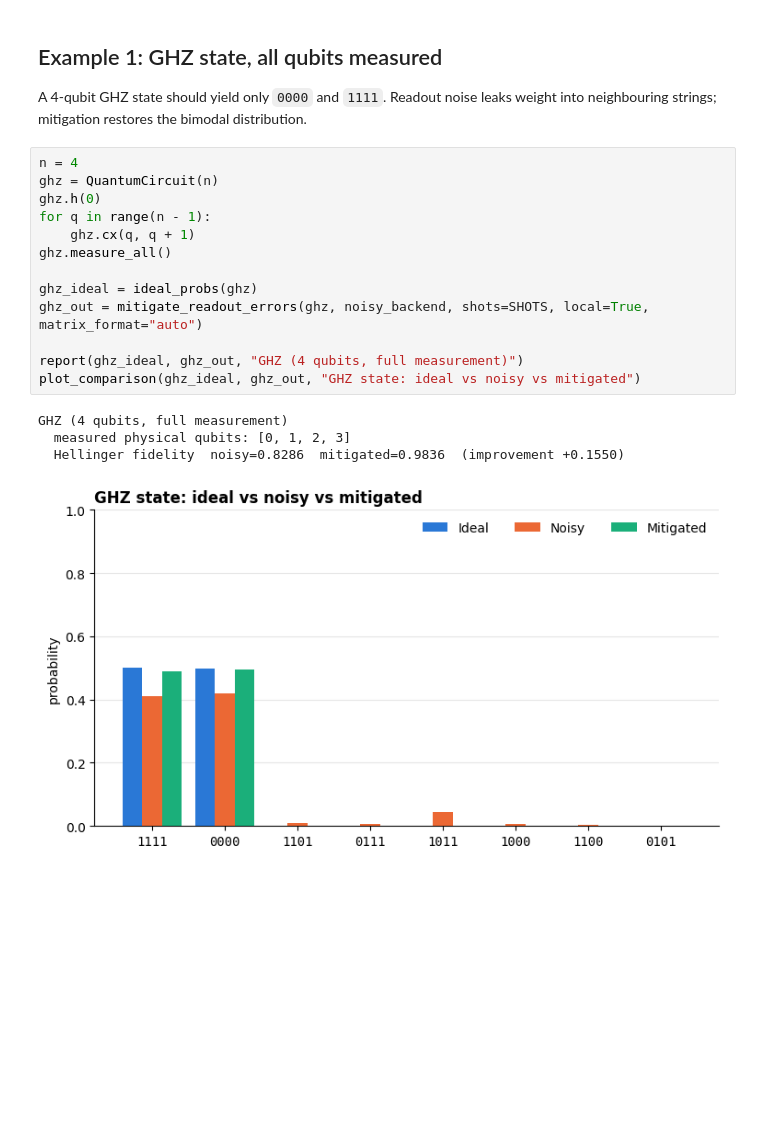
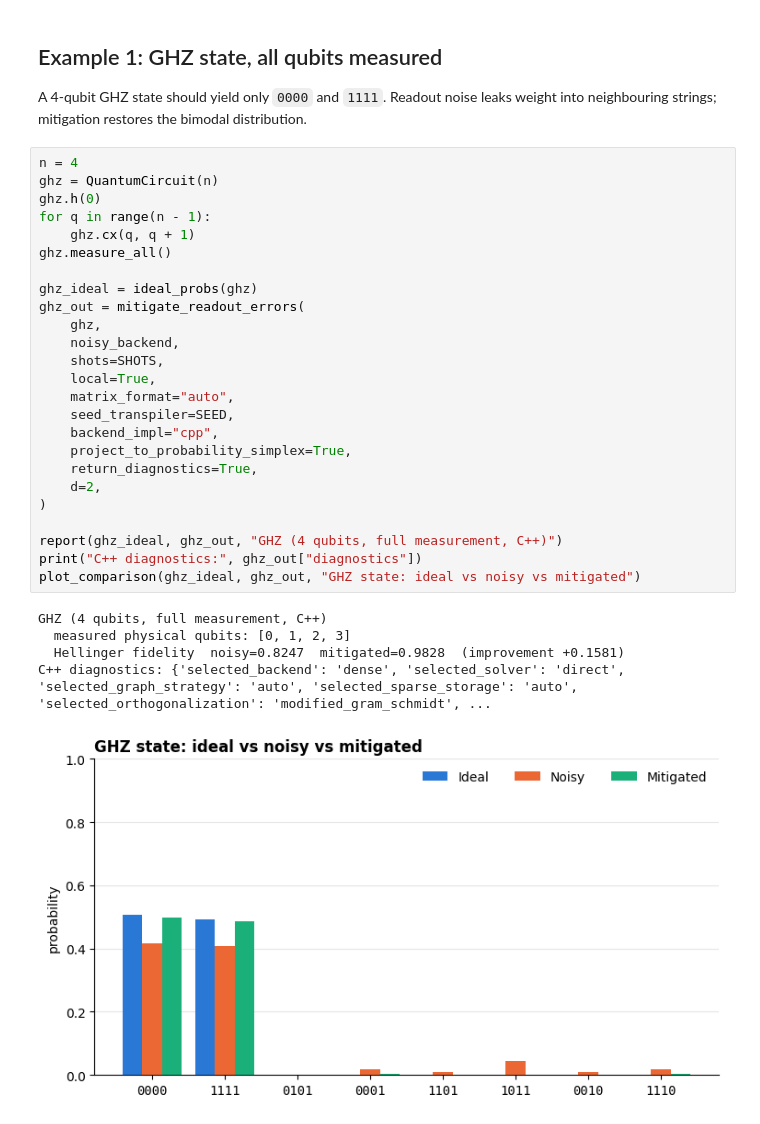
Before and after one commit to ke1rro/qml-hackaton, a Jupyter notebook: rem_demo.ipynb, the cells around one changed output. Drawn from its saved outputs; the diff is of its cells as text; blank space fills up the shorter version.

```diff
--- a/rem_demo.ipynb
+++ b/rem_demo.ipynb
@@ -85,21 +107,34 @@ weight into neighbouring strings; mitigation restores the bimodal distribution.
 # %%
 n = 4
 ghz = QuantumCircuit(n)
 ghz.h(0)
 for q in range(n - 1):
     ghz.cx(q, q + 1)
 ghz.measure_all()
 
 ghz_ideal = ideal_probs(ghz)
-ghz_out = mitigate_readout_errors(ghz, noisy_backend, shots=SHOTS, local=True, matrix_format="auto")
+ghz_out = mitigate_readout_errors(
+    ghz,
+    noisy_backend,
+    shots=SHOTS,
+    local=True,
+    matrix_format="auto",
+    seed_transpiler=SEED,
+    backend_impl="cpp",
+    project_to_probability_simplex=True,
+    return_diagnostics=True,
+    d=2,
+)
 
-report(ghz_ideal, ghz_out, "GHZ (4 qubits, full measurement)")
+report(ghz_ideal, ghz_out, "GHZ (4 qubits, full measurement, C++)")
+print("C++ diagnostics:", ghz_out["diagnostics"])
 plot_comparison(ghz_ideal, ghz_out, "GHZ state: ideal vs noisy vs mitigated")
 # %% [output]
-GHZ (4 qubits, full measurement)
+GHZ (4 qubits, full measurement, C++)
   measured physical qubits: [0, 1, 2, 3]
-  Hellinger fidelity  noisy=0.8286  mitigated=0.9836  (improvement +0.1550)
+  Hellinger fidelity  noisy=0.8247  mitigated=0.9828  (improvement +0.1581)
+C++ diagnostics: {'selected_backend': 'dense', 'selected_solver': 'direct', 'selected_graph_strategy': 'auto', 'selected_sparse_storage': 'auto', 'selected_orthogonalization': 'modified_gram_schmidt', ...
-[figure, old version]
+[figure, new version]
 # %% [markdown]
 ## Example 2: partial measurement (a strict subset of qubits)
 
```
Also changed, not shown: parts of 39 cells of this notebook, 25 other files.
